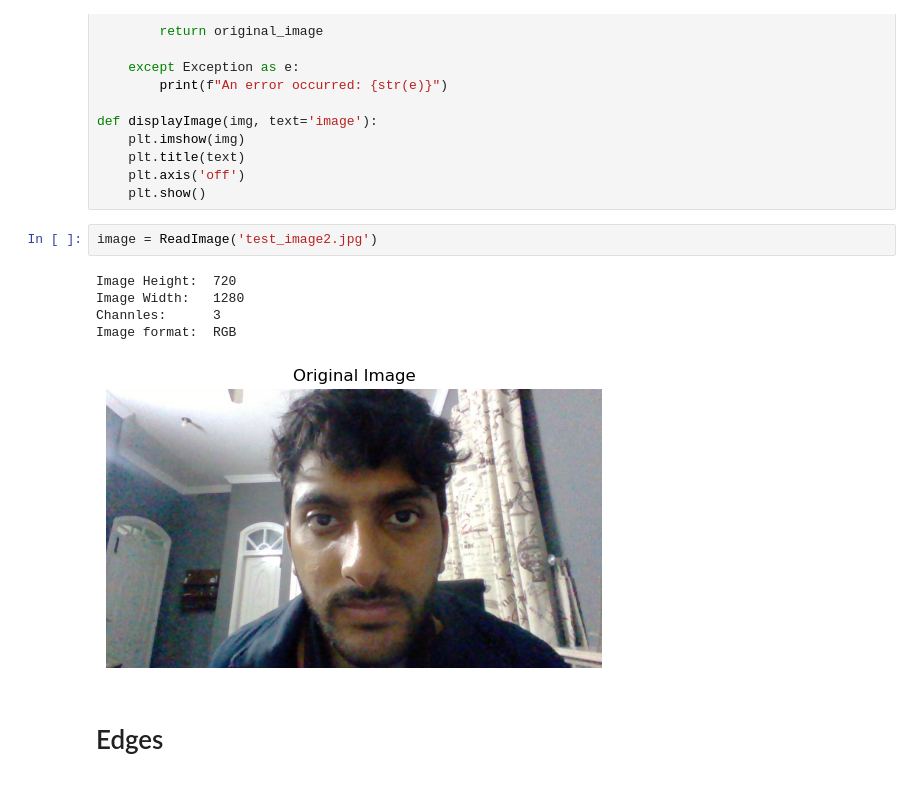
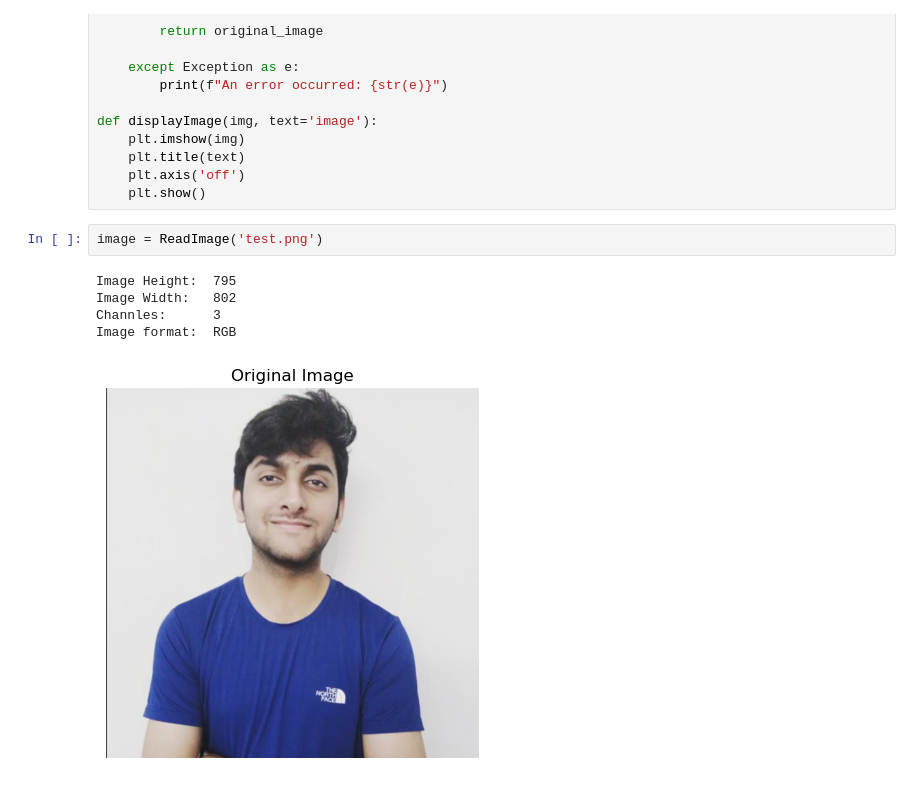
Before and after one commit to Mirza-Ubaidullah-Javed/CartoonifyMe, a Jupyter notebook: Solution.ipynb, the cells around one changed output. Drawn from its saved outputs; the diff is of its cells as text.

```diff
--- a/Solution.ipynb
+++ b/Solution.ipynb
@@ -41,12 +41,10 @@ def displayImage(img, text='image'):
     plt.axis('off')
     plt.show()
 # %%
-image = ReadImage('test_image2.jpg')
+image = ReadImage('test.png')
 # %% [output]
-Image Height:  720
-Image Width:   1280
+Image Height:  795
+Image Width:   802
 Channles:      3
 Image format:  RGB
-[figure, old version]
+[figure, new version]
-# %% [markdown]
-# Edges
```
Also changed, not shown: parts of 23 cells of this notebook, 9 other files.
